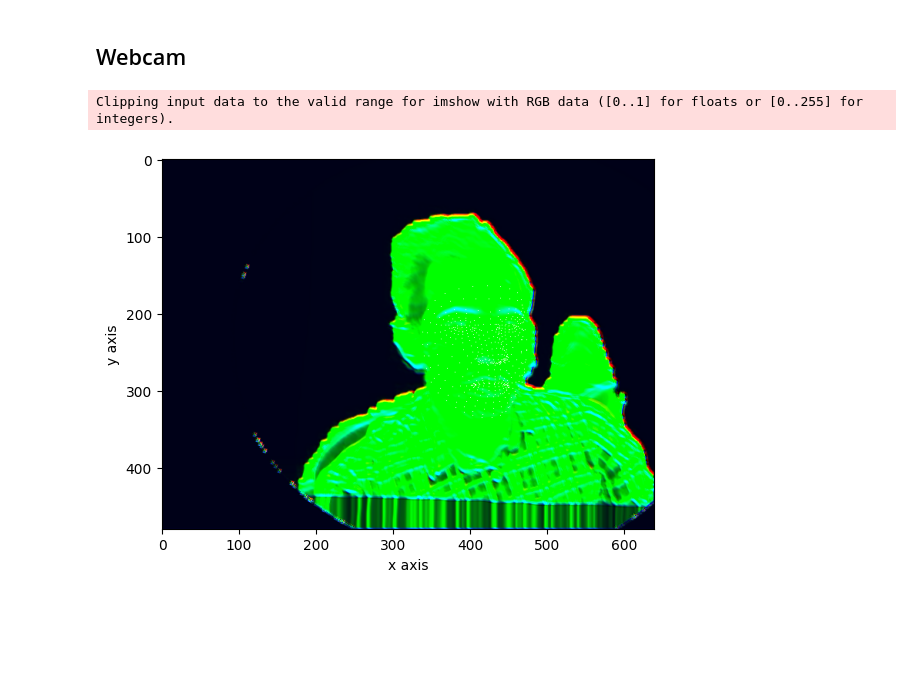
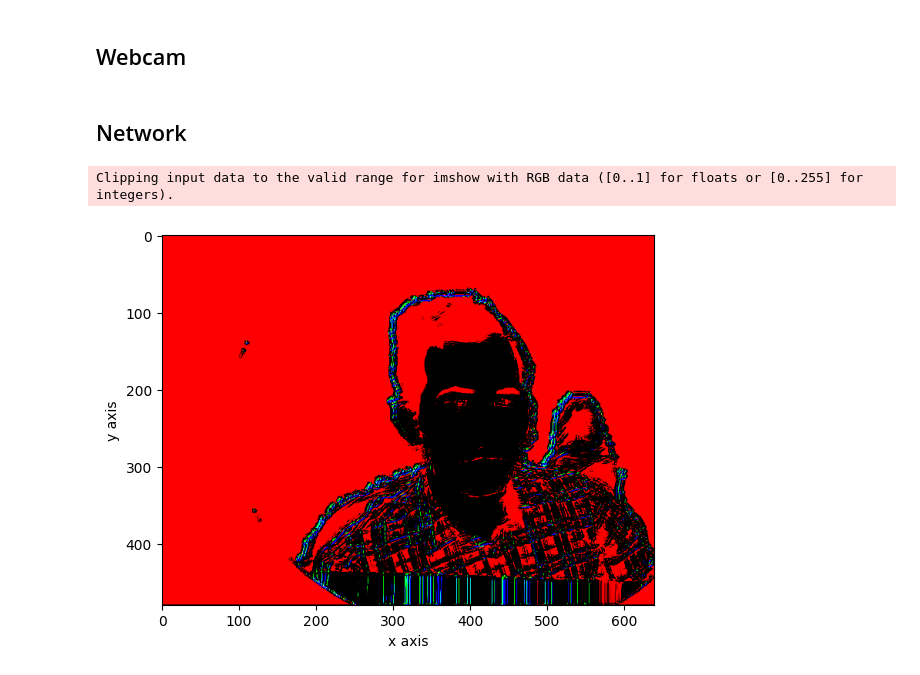
Before and after one commit to aminfadaei116/view-net, a Jupyter notebook: ViewNet notbook.ipynb, the cells around one changed output. Cells and saved outputs as stored; diff of their text form; code cells hidden in the pictures; blank space fills up the shorter version.

```diff
--- a/ViewNet notbook.ipynb
+++ b/ViewNet notbook.ipynb
@@ -152,6 +184,8 @@ with mp_face_mesh.FaceMesh(
       break
 cap.release()
 cv2.destroyAllWindows()
+# %% [markdown]
+## Network
 # %%
 MyNet = ViewNet().to(DEVICE)
 # %%
@@ -162,11 +193,11 @@ out3 = Feature2Image(out2)
 # %%
 output3 = MyNet(height, width, refKey, tarKey, ref)
 dummy = torch.squeeze(output3 * 255)
-dummy = createMask(tarKey, height, width, dummy).int()
+# dummy = createMask(tarKey, height, width, dummy).int()
 
 img = showImageTensor(dummy, is3chan=True, isOutput=True, returnOutput=True)
 # showImageTensor(output.int(), is3chan=True, isOutput=True)
 # showImageTensor(output, isOutput=True)
 # %% [output]
 Clipping input data to the valid range for imshow with RGB data ([0..1] for floats or [0..255] for integers).
-[figure, old version]
+[figure, new version]
```
Also changed, not shown: parts of 11 cells of this notebook, 2 other files.
